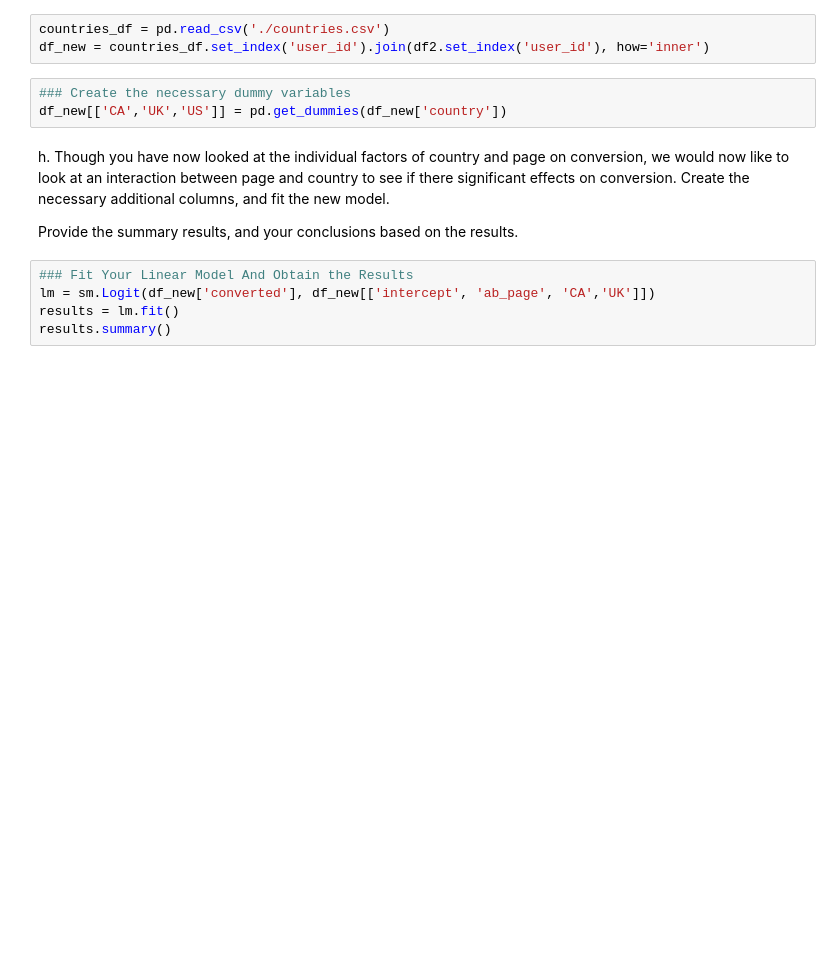
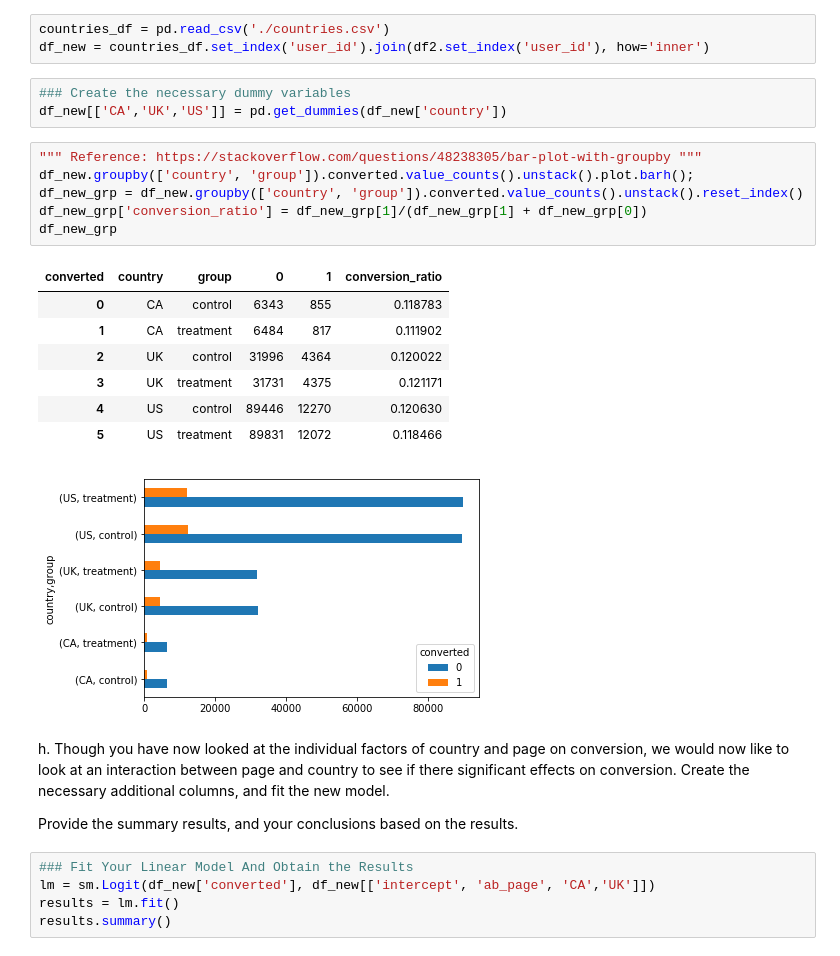
Before and after one commit to KMPrep/data_analyst_nano, a Jupyter notebook: playground/3/AnalyzeABTestResults 2/Analyze_ab_test_results_notebook.ipynb, the cells around one changed output. Saved outputs shown, nothing was run; the diff lists cells and outputs as text; blank space fills up the shorter version.

```diff
--- a/playground/3/AnalyzeABTestResults 2/Analyze_ab_test_results_notebook.ipynb
+++ b/playground/3/AnalyzeABTestResults 2/Analyze_ab_test_results_notebook.ipynb
@@ -444,6 +480,21 @@ df_new = countries_df.set_index('user_id').join(df2.set_index('user_id'), how='i
 # %%
 ### Create the necessary dummy variables
 df_new[['CA','UK','US']] = pd.get_dummies(df_new['country'])
+# %%
+""" Reference: https://stackoverflow.com/questions/48238305/bar-plot-with-groupby """
+df_new.groupby(['country', 'group']).converted.value_counts().unstack().plot.barh();
+df_new_grp = df_new.groupby(['country', 'group']).converted.value_counts().unstack().reset_index()
+df_new_grp['conversion_ratio'] = df_new_grp[1]/(df_new_grp[1] + df_new_grp[0])
+df_new_grp
+# %% [output]
+| converted | country | group | 0 | 1 | conversion_ratio |
+| 0 | CA | control | 6343 | 855 | 0.118783 |
+| 1 | CA | treatment | 6484 | 817 | 0.111902 |
+| 2 | UK | control | 31996 | 4364 | 0.120022 |
+| 3 | UK | treatment | 31731 | 4375 | 0.121171 |
+| 4 | US | control | 89446 | 12270 | 0.120630 |
+| 5 | US | treatment | 89831 | 12072 | 0.118466 |
+[figure, added]
 # %% [markdown]
 h. Though you have now looked at the individual factors of country and page on conversion, we would now like to look at an interaction between page and country to see if there significant effects on conversion.  Create the necessary additional columns, and fit the new model.
 
```
Also changed, not shown: parts of 26 cells of this notebook, 1 other file.
